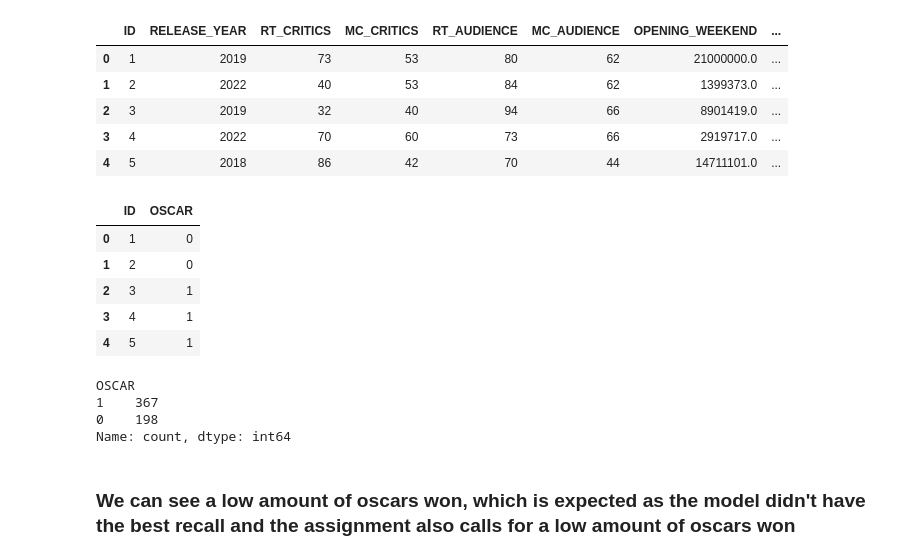
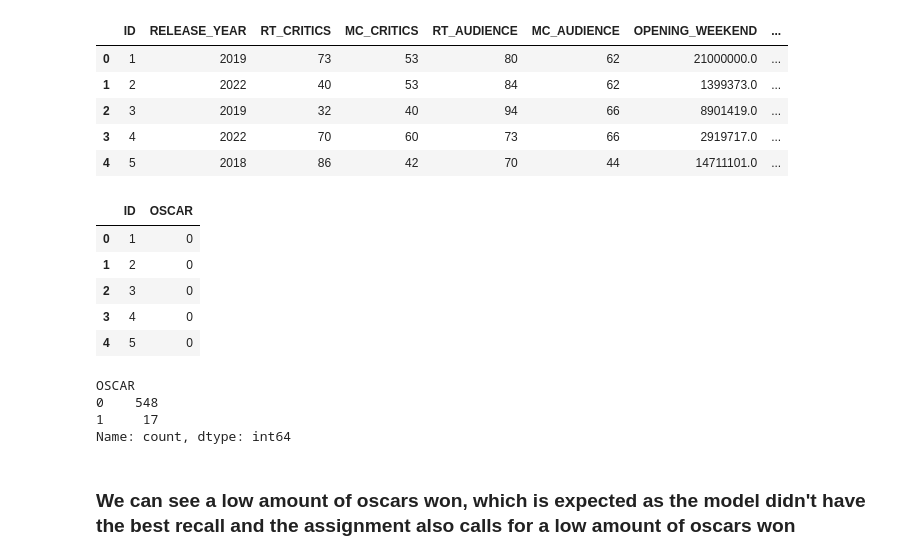
Before and after one commit to NikosGour/Data-Mining-Assignment, a Jupyter notebook: report.ipynb, the cells around one changed output. Cells and saved outputs as stored; diff of their text form; code cells hidden in the pictures.

```diff
--- a/report.ipynb
+++ b/report.ipynb
@@ -1682,27 +1681,32 @@ def get_lr_plus_rf_prediction(df:pd.DataFrame):
     return [(pred>=lr_plus_rf_best_threshold) for pred in lr_plus_rf_probs]
 # %%
 # Get the prediction for the anonymous movies and append them to the initial excel
+anon_df.loc[:, "OPENING_WEEKEND"] = opening_weekend_ss.transform(anon_df[['OPENING_WEEKEND']])
+anon_df.loc[:, "DOMESTIC_GROSS"] = domestic_gross_ss.transform(anon_df[['DOMESTIC_GROSS']])
+anon_df.loc[:, "FOREIGN_GROSS"] = foreign_gross_ss.transform(anon_df[['FOREIGN_GROSS']])
+anon_df.loc[:, "WORLDWIDE_GROSS"] = worldwide_gross_ss.transform(anon_df[['WORLDWIDE_GROSS']])
+anon_df.loc[:, "BUDGET"] = budget_ss.transform(anon_df[['BUDGET']])
 predictions = get_lr_plus_rf_prediction(anon_df.drop(columns=['ID']))
 predictions = [int(pred) for pred in predictions]
 for col in anon_df.columns:
     if col != "ID":
         anon_df = anon_df.drop(columns=col)
 anon_df['OSCAR'] = predictions
 
 anon_df.head()
 # %% [output]
 |  | ID | OSCAR |
 | 0 | 1 | 0 |
 | 1 | 2 | 0 |
-| 2 | 3 | 1 |
-| 3 | 4 | 1 |
-| 4 | 5 | 1 |
+| 2 | 3 | 0 |
+| 3 | 4 | 0 |
+| 4 | 5 | 0 |
 # %%
 anon_df['OSCAR'].value_counts()
 # %% [output]
 OSCAR
-1    367
-0    198
+0    548
+1     17
 Name: count, dtype: int64
 # %% [markdown]
 ### We can see a low amount of oscars won, which is expected as the model didn't have the best recall and the assignment also calls for a low amount of oscars won
```
Also changed, not shown: parts of 17 cells of this notebook, 1 other file.
